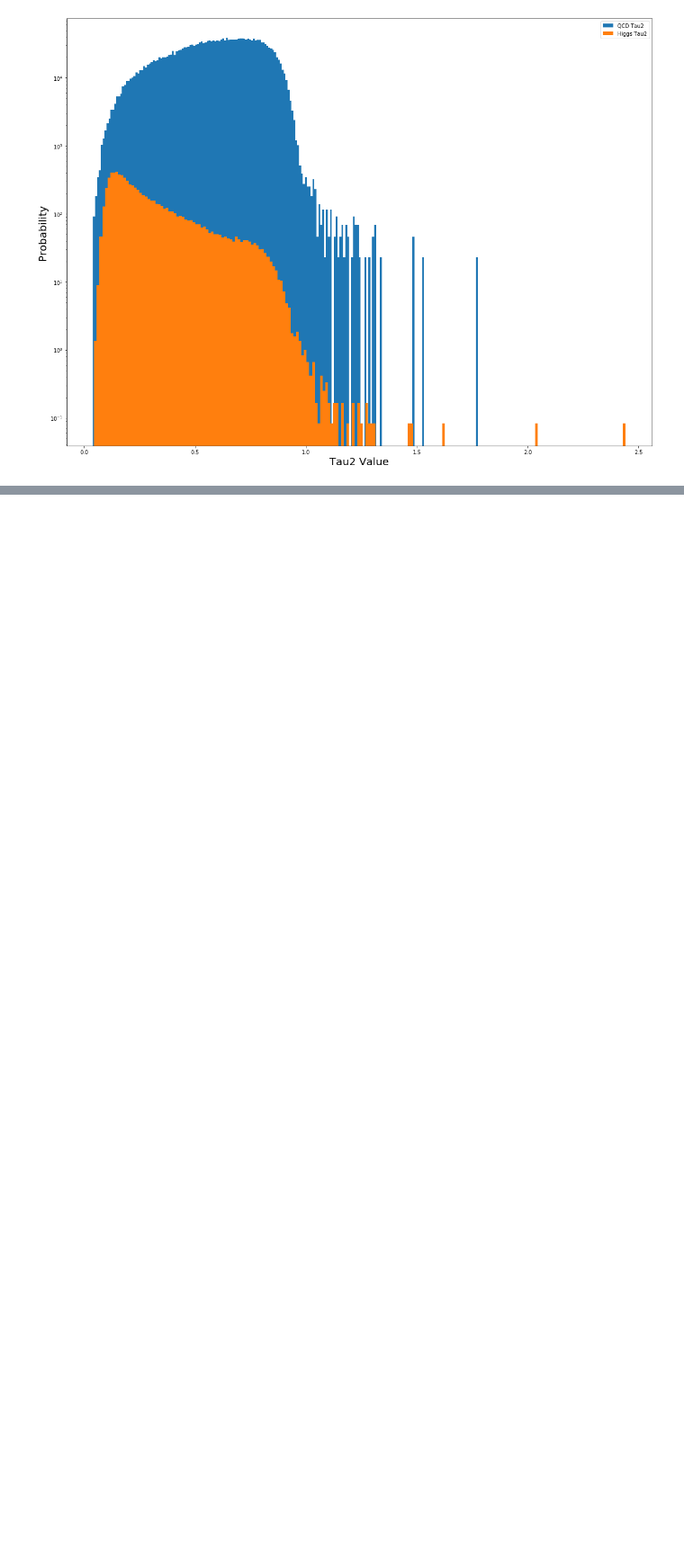
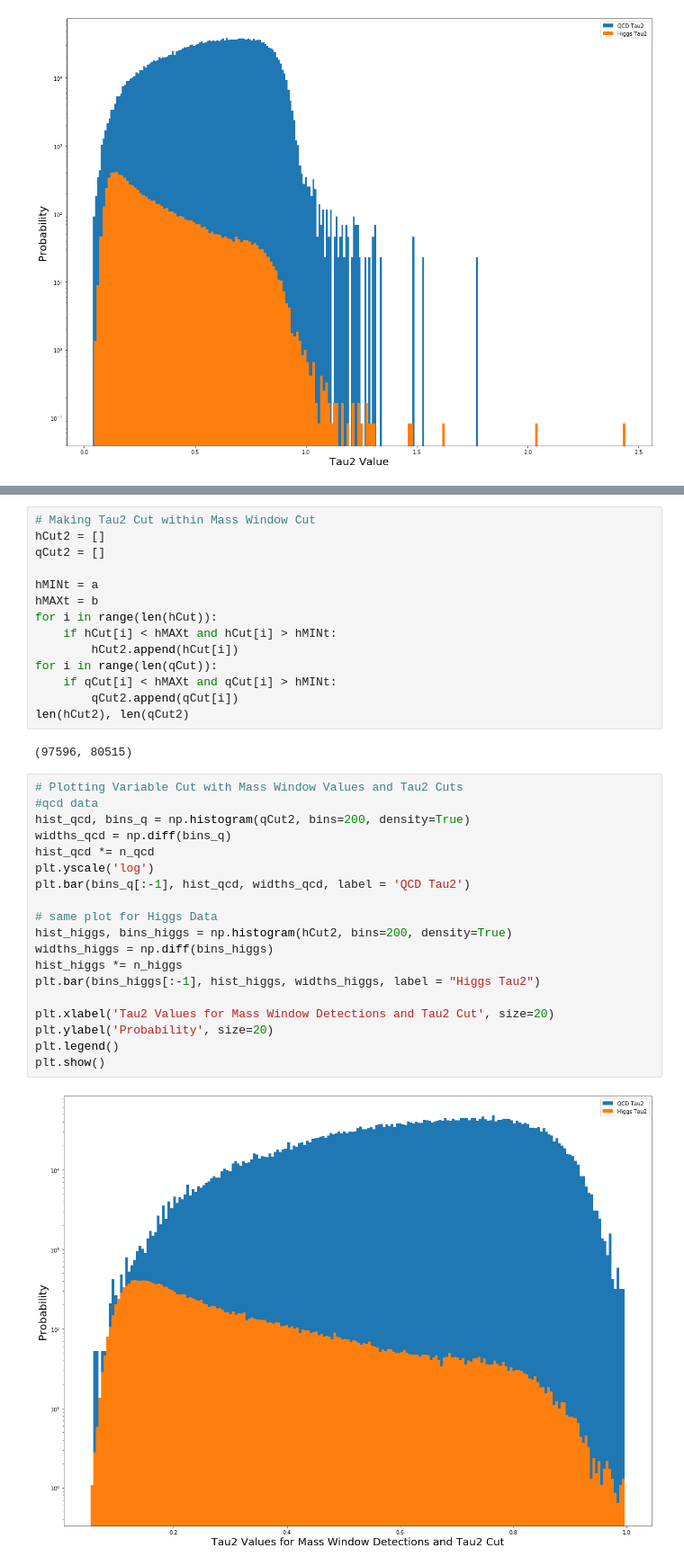
Before and after one commit to jbc1216/434-Portfolio, a Jupyter notebook: FinchCarr_Lab07.ipynb, the cells around one changed output, grey strips where cells are left out. Shown: that part at 90% size. Cells and saved outputs as stored; diff of their text form; blank space fills up the shorter version.

```diff
--- a/FinchCarr_Lab07.ipynb
+++ b/FinchCarr_Lab07.ipynb
@@ -367,0 +446,37 @@ The detection value on the x-axis would need to be less than or equal to a Ee2 v
+# %%
+# Making Tau2 Cut within Mass Window Cut
+hCut2 = []
+qCut2 = []
+
+hMINt = a
+hMAXt = b
+for i in range(len(hCut)):
+    if hCut[i] < hMAXt and hCut[i] > hMINt:
+        hCut2.append(hCut[i])
+for i in range(len(qCut)):
+    if qCut[i] < hMAXt and qCut[i] > hMINt:
+        qCut2.append(qCut[i])
+len(hCut2), len(qCut2)
+# %% [output]
+(97596, 80515)
+# %%
+# Plotting Variable Cut with Mass Window Values and Tau2 Cuts
+#qcd data
+hist_qcd, bins_q = np.histogram(qCut2, bins=200, density=True)
+widths_qcd = np.diff(bins_q)
+hist_qcd *= n_qcd
+plt.yscale('log')
+plt.bar(bins_q[:-1], hist_qcd, widths_qcd, label = 'QCD Tau2')
+
+# same plot for Higgs Data
+hist_higgs, bins_higgs = np.histogram(hCut2, bins=200, density=True)
+widths_higgs = np.diff(bins_higgs)
+hist_higgs *= n_higgs
+plt.bar(bins_higgs[:-1], hist_higgs, widths_higgs, label = "Higgs Tau2")
+
+plt.xlabel('Tau2 Values for Mass Window Detections and Tau2 Cut', size=20)
+plt.ylabel('Probability', size=20)
+plt.legend()
+plt.show()
+# %% [output]
+[figure, added]
```
Also changed, not shown: parts of 24 cells of this notebook.
